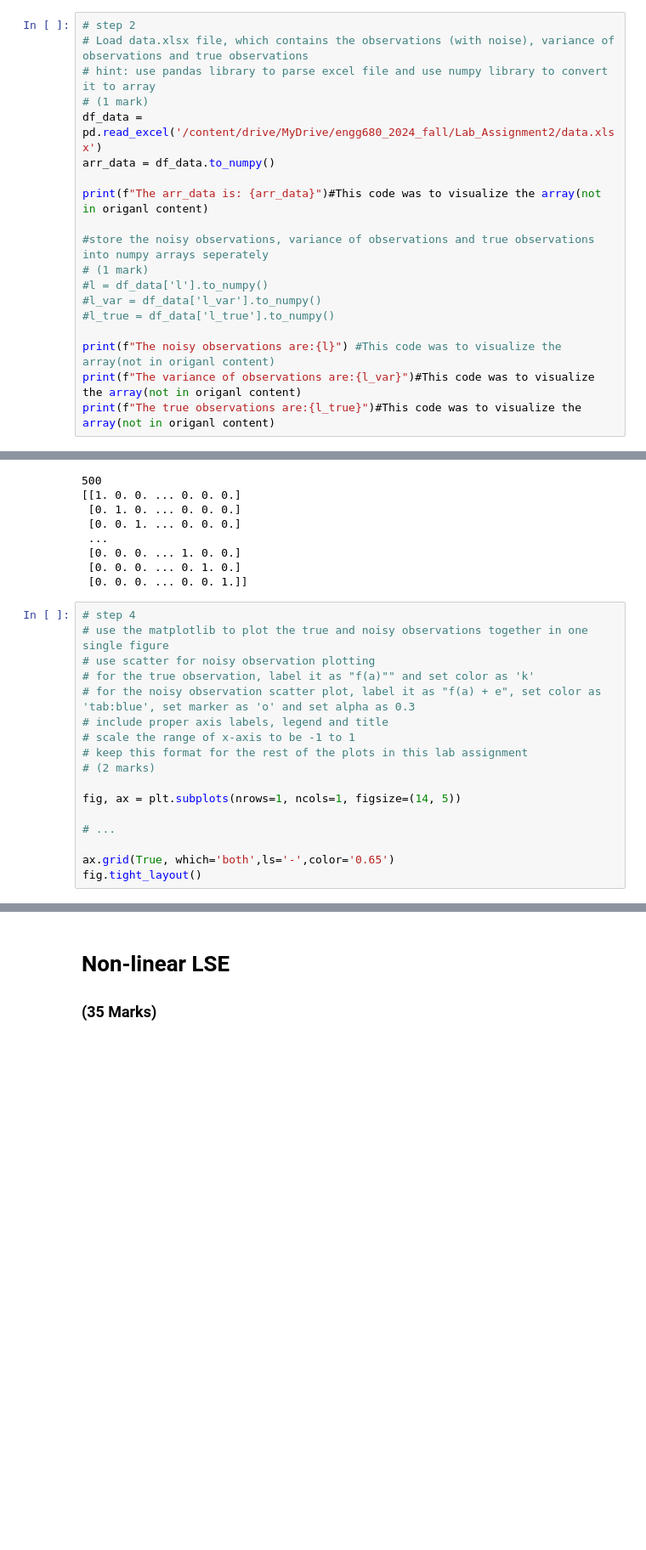
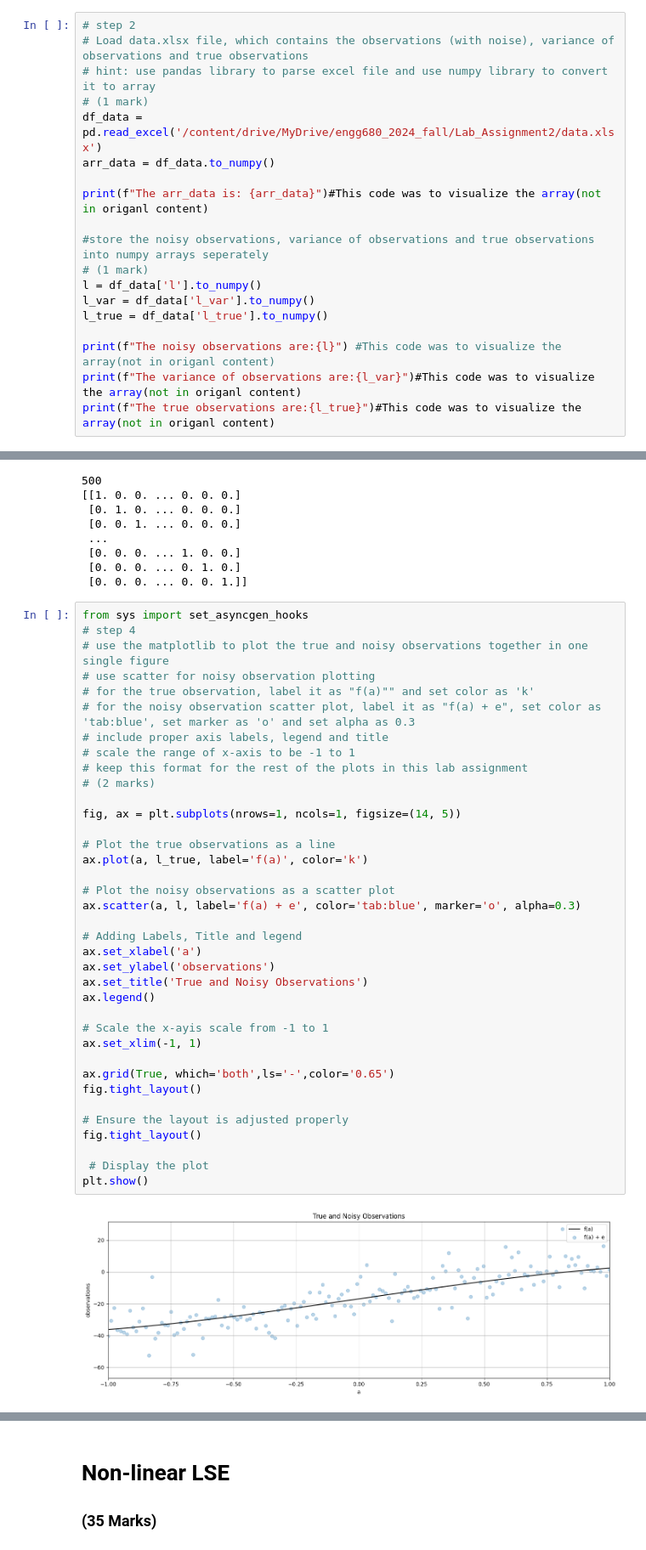
Before and after one commit to akosua-gyimah/engg680_2024_fall, a Jupyter notebook: Lab_Assignment2/Assignment2.ipynb, the cells around one changed output, grey strips where cells are left out. Shown at 85% size. Cells and saved outputs as stored; diff of their text form; blank space fills up the shorter version.

```diff
--- a/Lab_Assignment2/Assignment2.ipynb
+++ b/Lab_Assignment2/Assignment2.ipynb
@@ -41,9 +41,9 @@ print(f"The arr_data is: {arr_data}")#This code was to visualize the array(not i
 
 #store the noisy observations, variance of observations and true observations into numpy arrays seperately
 # (1 mark)
-#l = df_data['l'].to_numpy()
-#l_var = df_data['l_var'].to_numpy()
-#l_true = df_data['l_true'].to_numpy()
+l = df_data['l'].to_numpy()
+l_var = df_data['l_var'].to_numpy()
+l_true = df_data['l_true'].to_numpy()
 
 print(f"The noisy observations are:{l}") #This code was to visualize the array(not in origanl content)
 print(f"The variance of observations are:{l_var}")#This code was to visualize the array(not in origanl content)
@@ -93,22 +93,44 @@ a = np.linspace(start, end, n)
  [0. 0. 0. ... 0. 1. 0.]
  [0. 0. 0. ... 0. 0. 1.]]
 # %%
+from sys import set_asyncgen_hooks
 # step 4
 # use the matplotlib to plot the true and noisy observations together in one single figure
 # use scatter for noisy observation plotting
 # for the true observation, label it as "f(a)"" and set color as 'k'
 # for the noisy observation scatter plot, label it as "f(a) + e", set color as 'tab:blue', set marker as 'o' and set alpha as 0.3
 # include proper axis labels, legend and title
 # scale the range of x-axis to be -1 to 1
 # keep this format for the rest of the plots in this lab assignment
 # (2 marks)
 
 fig, ax = plt.subplots(nrows=1, ncols=1, figsize=(14, 5))
 
-# ...
+# Plot the true observations as a line
+ax.plot(a, l_true, label='f(a)', color='k')
+
+# Plot the noisy observations as a scatter plot
+ax.scatter(a, l, label='f(a) + e', color='tab:blue', marker='o', alpha=0.3)
+
+# Adding Labels, Title and legend
+ax.set_xlabel('a')
+ax.set_ylabel('observations')
+ax.set_title('True and Noisy Observations')
+ax.legend()
+
+# Scale the x-ayis scale from -1 to 1
+ax.set_xlim(-1, 1)
 
 ax.grid(True, which='both',ls='-',color='0.65')
 fig.tight_layout()
+
+# Ensure the layout is adjusted properly
+fig.tight_layout()
+
+ # Display the plot
+plt.show()
+# %% [output]
+[figure, added]
 # %%
 # step 5
 # define a curve fitting function named fit_polynomial_curve
```
Also changed, not shown: parts of 15 cells of this notebook.
